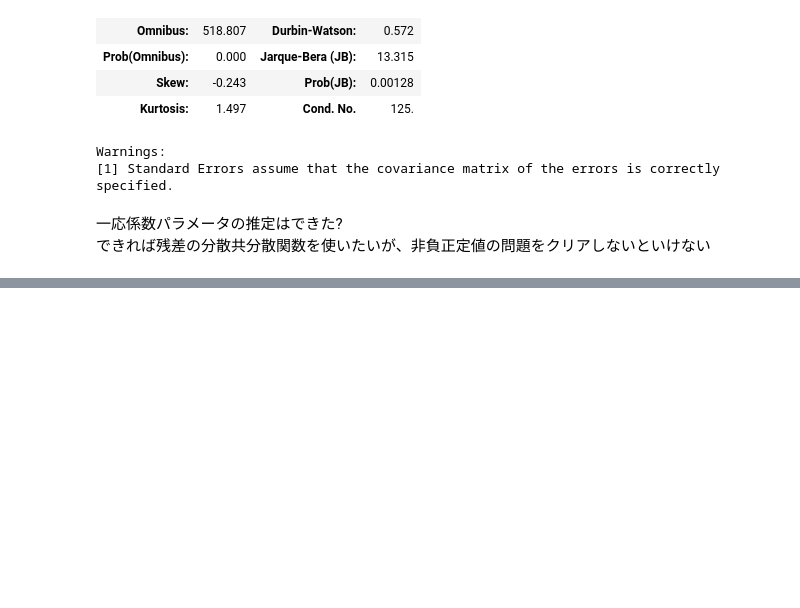
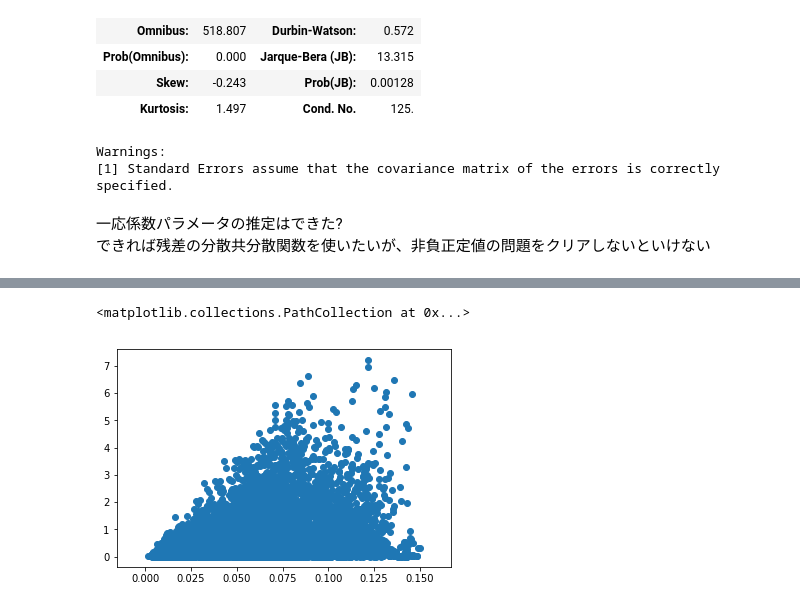
Before and after one commit to ryuya-ko/LDAT_LS_2019, a Jupyter notebook: code/python/kriging_imple.ipynb, the cells around one changed output, grey strips where cells are left out. Cells and saved outputs as stored; diff of their text form; code cells hidden in the pictures; blank space fills up the shorter version.

```diff
--- a/code/python/kriging_imple.ipynb
+++ b/code/python/kriging_imple.ipynb
@@ -140,6 +163,8 @@ WLS Regression Results
 | Kurtosis: | 1.497 | Cond. No. | 125. |
 Warnings:
 [1] Standard Errors assume that the covariance matrix of the errors is correctly specified.
+# %%
+resid = res_fwls.resid
 # %% [markdown]
 一応係数パラメータの推定はできた?
 できれば残差の分散共分散関数を使いたいが、非負正定値の問題をクリアしないといけない
@@ -145,0 +176,6 @@ Warnings:
+# %%
+resid = pd.DataFrame(resid, columns=['residuals'])
+resid = data[['px', 'py']].join(resid)
+resid = resid.values
+# %%
+vario = variogram.get_diff(resid)
@@ -145,0 +187,5 @@ Warnings:
+# %%
+plt.scatter(vario[0], vario[1])
+# %% [output]
+<matplotlib.collections.PathCollection at 0x...>
+[figure, added]
```
Also changed, not shown: parts of 36 cells of this notebook.
